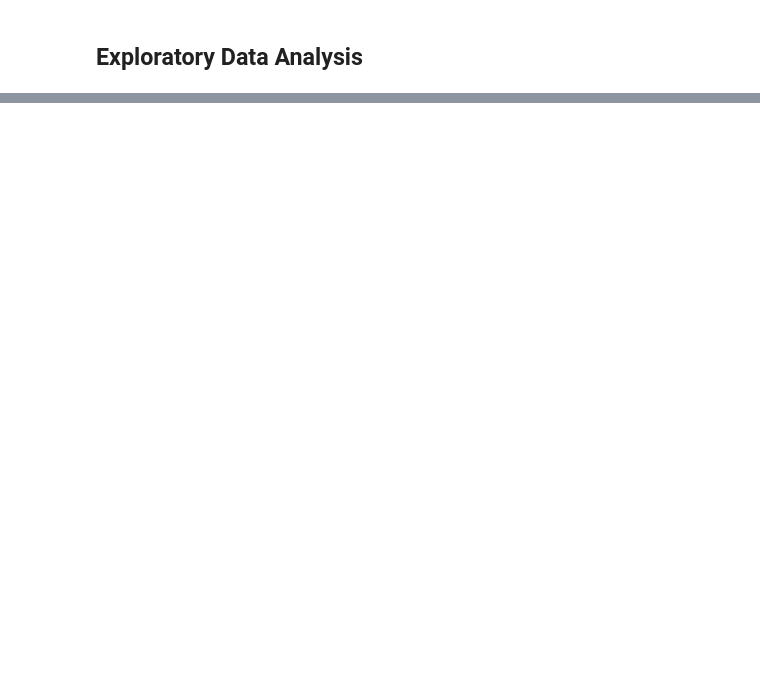
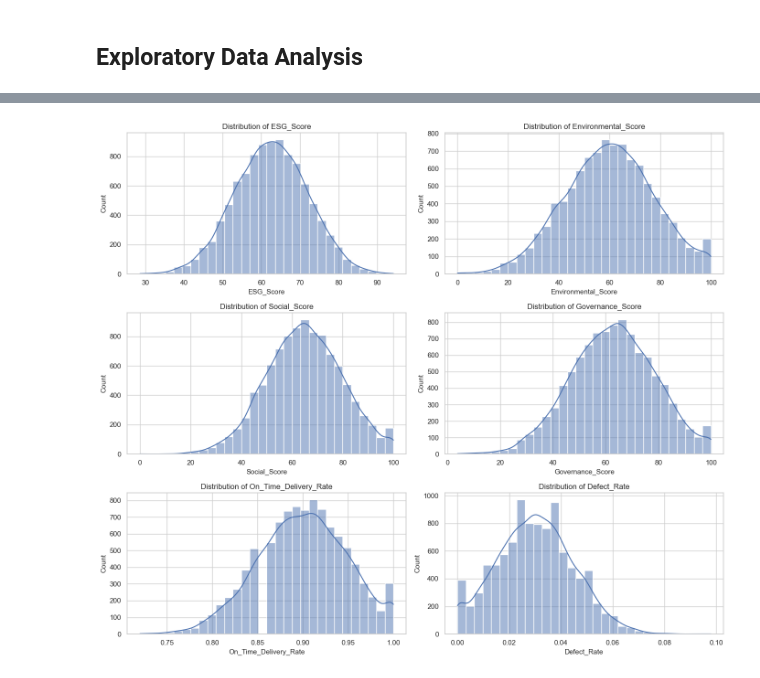
Before and after one commit to ansie27/Final-Year-Project-2025, a Jupyter notebook: notebooks/eda.ipynb, the cells around one changed output, grey strips where cells are left out. Saved outputs shown, nothing was run; the diff lists cells and outputs as text; code cells hidden in the pictures; blank space fills up the shorter version.

```diff
--- a/notebooks/eda.ipynb
+++ b/notebooks/eda.ipynb
@@ -172,0 +182,21 @@ memory usage: 1016.1+ KB
+# %%
+# Numeric feature distributions
+numeric_features = [
+    "ESG_Score",
+    "Environmental_Score",
+    "Social_Score",
+    "Governance_Score",
+    "On_Time_Delivery_Rate",
+    "Defect_Rate",
+]
+fig, axes = plt.subplots(3, 2, figsize=(14, 12))
+axes = axes.flatten()
+
+for feature, ax in zip(numeric_features, axes):
+    sns.histplot(raw_df[feature], kde=True, bins=30, ax=ax, color="#4C72B0")
+    ax.set_title(f"Distribution of {feature}")
+
+plt.tight_layout()
+plt.show()
+# %% [output]
+[figure, added]
```
Also changed, not shown: parts of 24 cells of this notebook, 9 other files.
